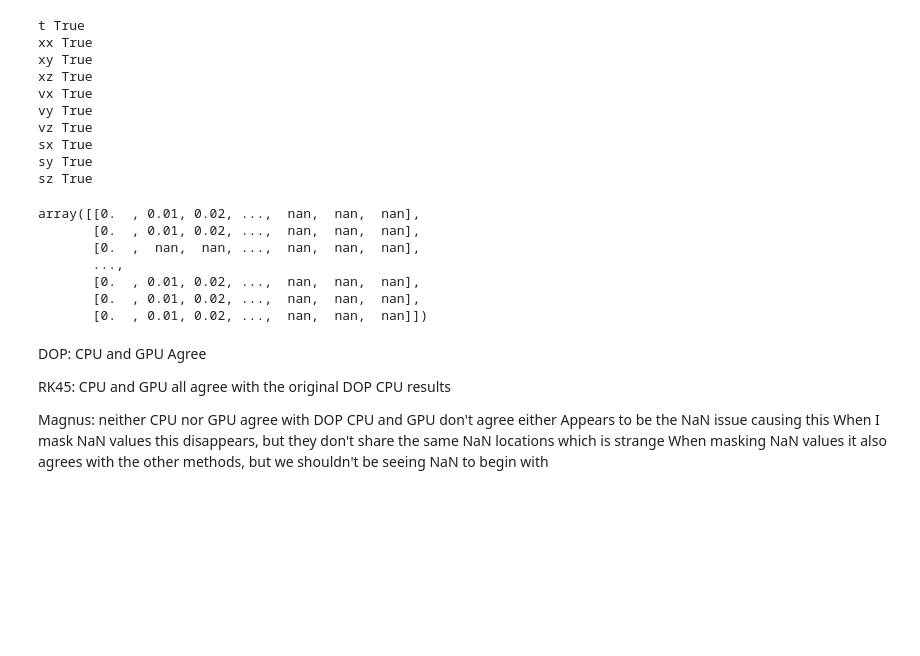
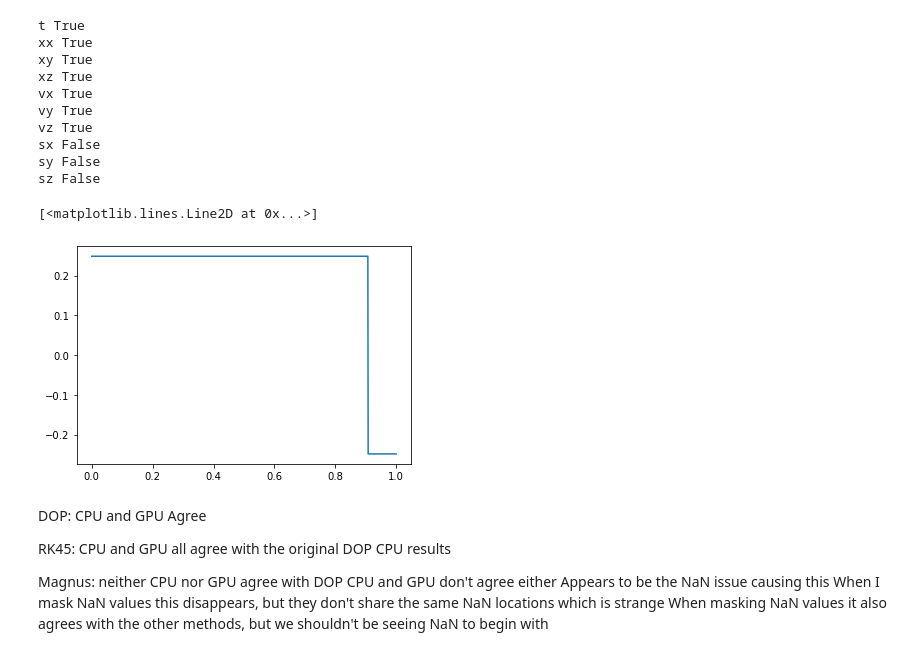
Before and after one commit to rtat-caltech/Spin-tracking, a Jupyter notebook: scripts/ValidatingSimulations.ipynb, the cells around one changed output. Saved outputs shown, nothing was run; the diff lists cells and outputs as text; code cells hidden in the pictures; blank space fills up the shorter version.

```diff
--- a/scripts/ValidatingSimulations.ipynb
+++ b/scripts/ValidatingSimulations.ipynb
@@ -298,7 +321,7 @@ initialized
 # %%
 for name in resultsDOPCPU[1].dtype.names:
     a = resultsDOPCPU[1][name]
-    b = resultsMaGPU[1][name]
+    b = resultsRK45CPU[1][name]
     print(name, np.allclose(a, b))
 # %% [output]
 t True
@@ -308,19 +331,14 @@ xz True
 vx True
 vy True
 vz True
-sx True
-sy True
-sz True
+sx False
+sy False
+sz False
-# %%
-resultsMagnusCPU[1]['t']
-# %% [output]
-array([[0.  , 0.01, 0.02, ...,  nan,  nan,  nan],
-       [0.  , 0.01, 0.02, ...,  nan,  nan,  nan],
-       [0.  ,  nan,  nan, ...,  nan,  nan,  nan],
-       ...,
-       [0.  , 0.01, 0.02, ...,  nan,  nan,  nan],
-       [0.  , 0.01, 0.02, ...,  nan,  nan,  nan],
-       [0.  , 0.01, 0.02, ...,  nan,  nan,  nan]])
+# %%
+plt.plot(resultsDOPCPU[1]['t'][0], resultsDOPCPU[1]['vz'].mean(axis=0))
+# %% [output]
+[<matplotlib.lines.Line2D at 0x...>]
+[figure, added]
 # %% [markdown]
 DOP: CPU and GPU Agree
 
```
Also changed, not shown: parts of 7 cells of this notebook, 15 other files.
